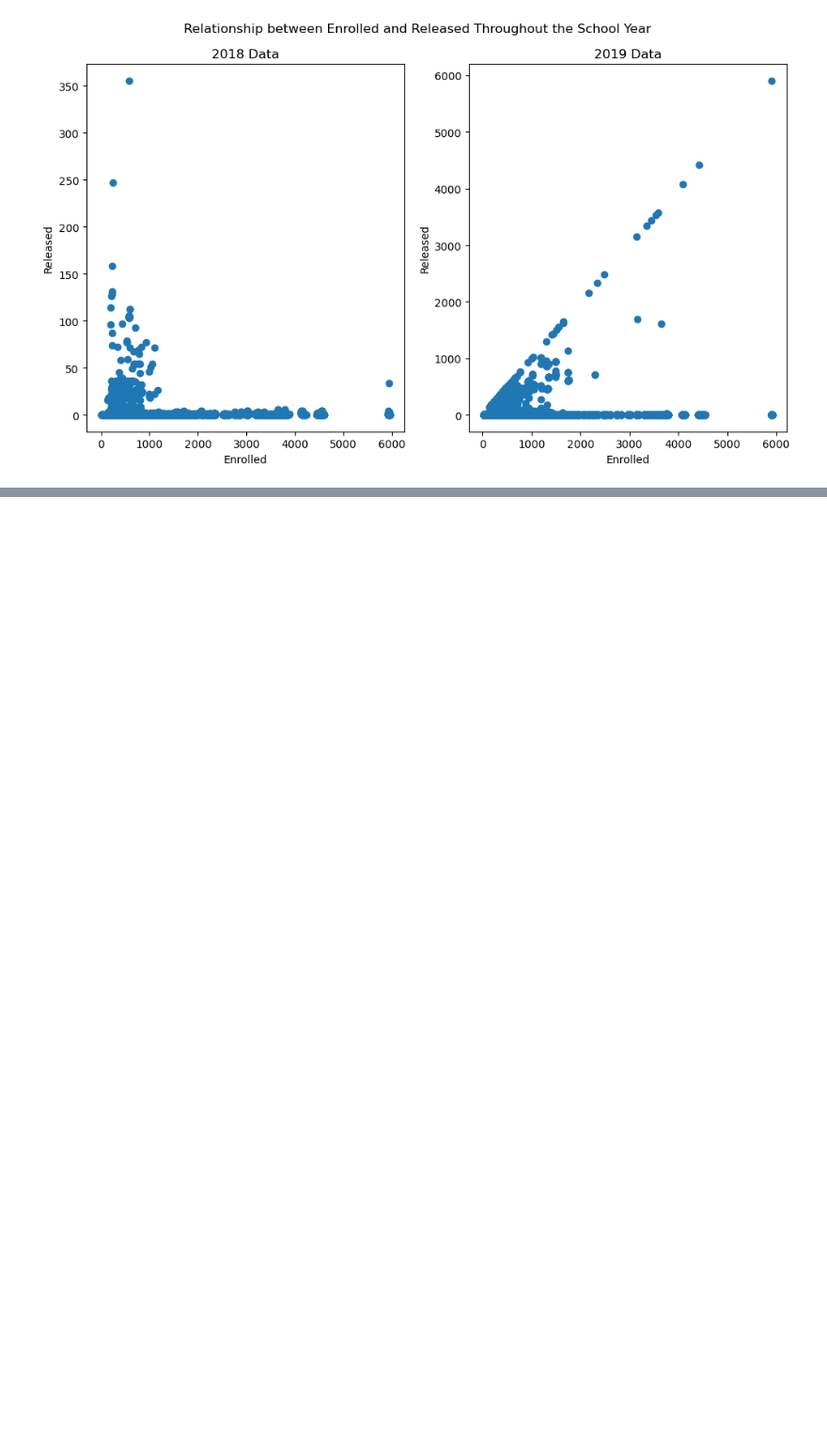
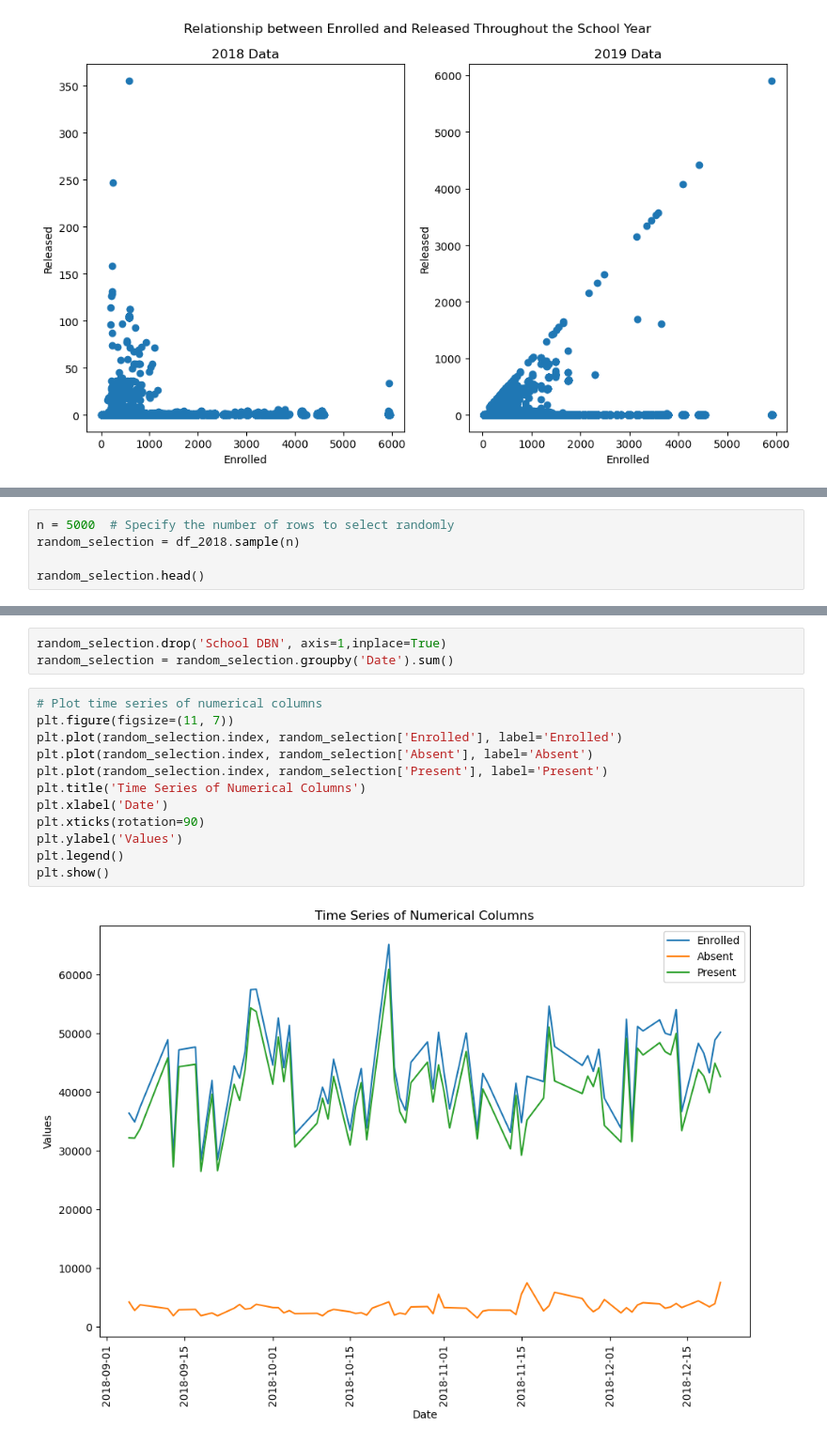
Before and after one commit to CourtneyGallant/StudentAttendanceAnalysis, a Jupyter notebook: StudentAttendanceAnalysis/StudentAttendanceAnalysis.ipynb, the cells around one changed output, grey strips where cells are left out. Shown at 94% size. Drawn from its saved outputs; the diff is of its cells as text; blank space fills up the shorter version.

```diff
--- a/StudentAttendanceAnalysis/StudentAttendanceAnalysis.ipynb
+++ b/StudentAttendanceAnalysis/StudentAttendanceAnalysis.ipynb
@@ -308,0 +317,5 @@ plt.show()
+# %%
+n = 5000  # Specify the number of rows to select randomly
+random_selection = df_2018.sample(n)
+
+random_selection.head()
@@ -308,0 +329,17 @@ plt.show()
+# %%
+random_selection.drop('School DBN', axis=1,inplace=True)
+random_selection = random_selection.groupby('Date').sum()
+# %%
+# Plot time series of numerical columns
+plt.figure(figsize=(11, 7))
+plt.plot(random_selection.index, random_selection['Enrolled'], label='Enrolled')
+plt.plot(random_selection.index, random_selection['Absent'], label='Absent')
+plt.plot(random_selection.index, random_selection['Present'], label='Present')
+plt.title('Time Series of Numerical Columns')
+plt.xlabel('Date')
+plt.xticks(rotation=90)
+plt.ylabel('Values')
+plt.legend()
+plt.show()
+# %% [output]
+[figure, added]
```
Also changed, not shown: parts of 17 cells of this notebook.
